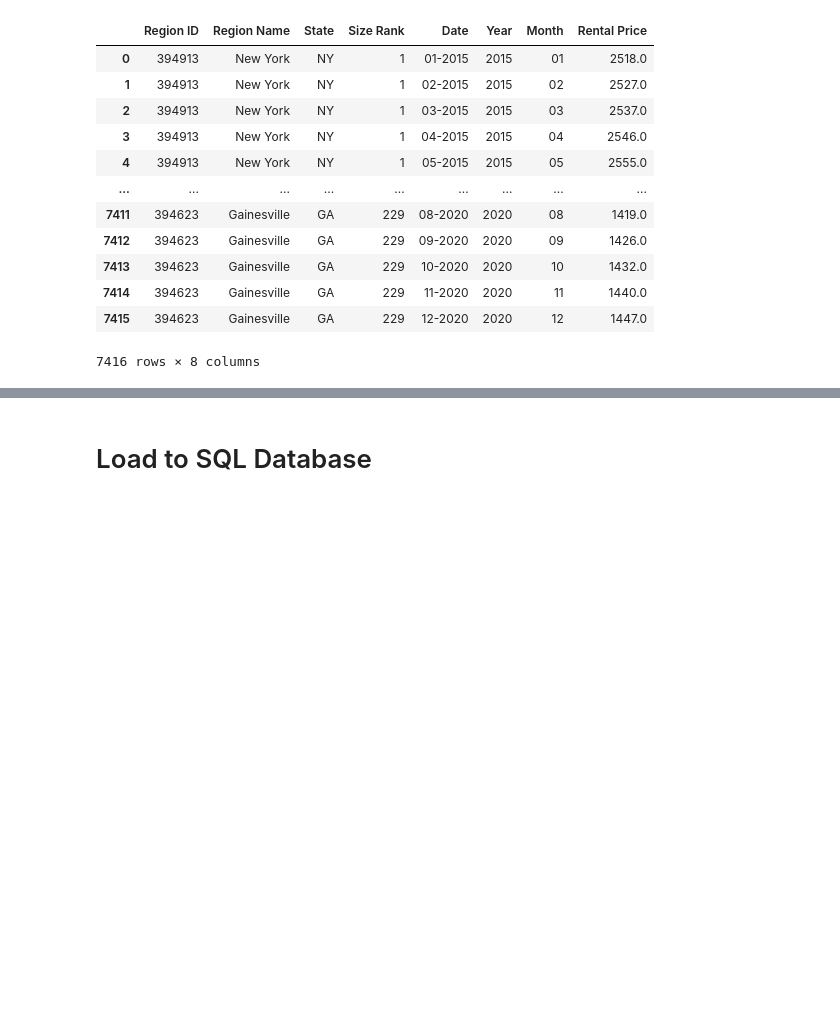
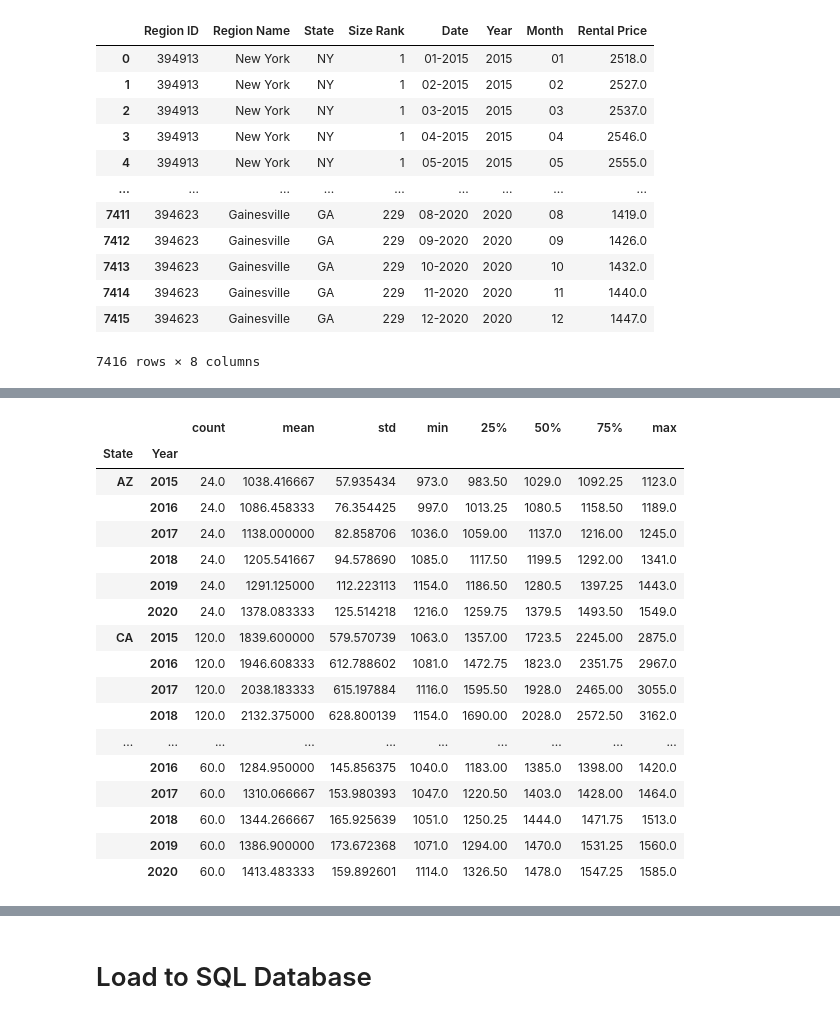
Before and after one commit to aliciasply/InterState-Migration, a Jupyter notebook: Code/Rental_Price-alicia.ipynb, the cells around one changed output, grey strips where cells are left out. Saved outputs shown, nothing was run; the diff lists cells and outputs as text; code cells hidden in the pictures; blank space fills up the shorter version.

```diff
--- a/Code/Rental_Price-alicia.ipynb
+++ b/Code/Rental_Price-alicia.ipynb
@@ -136 +152,24 @@ top5states_rent.head(100)
+# %%
+# grouping the rent price by states (Migrate Into)
+rental_into_timeseries_df = top5states_into_rent.groupby(["State", "Year"]).describe()["Rental Price"]
+rental_into_timeseries_df
+# %% [output]
+|  |  | count | mean | std | min | 25% | 50% | 75% | max |
+| State | Year |  |  |  |  |  |  |  |  |
+| AZ | 2015 | 24.0 | 1038.416667 | 57.935434 | 973.0 | 983.50 | 1029.0 | 1092.25 | 1123.0 |
+|  | 2016 | 24.0 | 1086.458333 | 76.354425 | 997.0 | 1013.25 | 1080.5 | 1158.50 | 1189.0 |
+|  | 2017 | 24.0 | 1138.000000 | 82.858706 | 1036.0 | 1059.00 | 1137.0 | 1216.00 | 1245.0 |
+|  | 2018 | 24.0 | 1205.541667 | 94.578690 | 1085.0 | 1117.50 | 1199.5 | 1292.00 | 1341.0 |
+|  | 2019 | 24.0 | 1291.125000 | 112.223113 | 1154.0 | 1186.50 | 1280.5 | 1397.25 | 1443.0 |
+|  | 2020 | 24.0 | 1378.083333 | 125.514218 | 1216.0 | 1259.75 | 1379.5 | 1493.50 | 1549.0 |
+| CA | 2015 | 120.0 | 1839.600000 | 579.570739 | 1063.0 | 1357.00 | 1723.5 | 2245.00 | 2875.0 |
+|  | 2016 | 120.0 | 1946.608333 | 612.788602 | 1081.0 | 1472.75 | 1823.0 | 2351.75 | 2967.0 |
+|  | 2017 | 120.0 | 2038.183333 | 615.197884 | 1116.0 | 1595.50 | 1928.0 | 2465.00 | 3055.0 |
+|  | 2018 | 120.0 | 2132.375000 | 628.800139 | 1154.0 | 1690.00 | 2028.0 | 2572.50 | 3162.0 |
+| ... | ... | ... | ... | ... | ... | ... | ... | ... | ... |
+|  | 2016 | 60.0 | 1284.950000 | 145.856375 | 1040.0 | 1183.00 | 1385.0 | 1398.00 | 1420.0 |
+|  | 2017 | 60.0 | 1310.066667 | 153.980393 | 1047.0 | 1220.50 | 1403.0 | 1428.00 | 1464.0 |
+|  | 2018 | 60.0 | 1344.266667 | 165.925639 | 1051.0 | 1250.25 | 1444.0 | 1471.75 | 1513.0 |
+|  | 2019 | 60.0 | 1386.900000 | 173.672368 | 1071.0 | 1294.00 | 1470.0 | 1531.25 | 1560.0 |
+|  | 2020 | 60.0 | 1413.483333 | 159.892601 | 1114.0 | 1326.50 | 1478.0 | 1547.25 | 1585.0 |
 # %%
```
Also changed, not shown: parts of 17 cells of this notebook, 6 other files.
